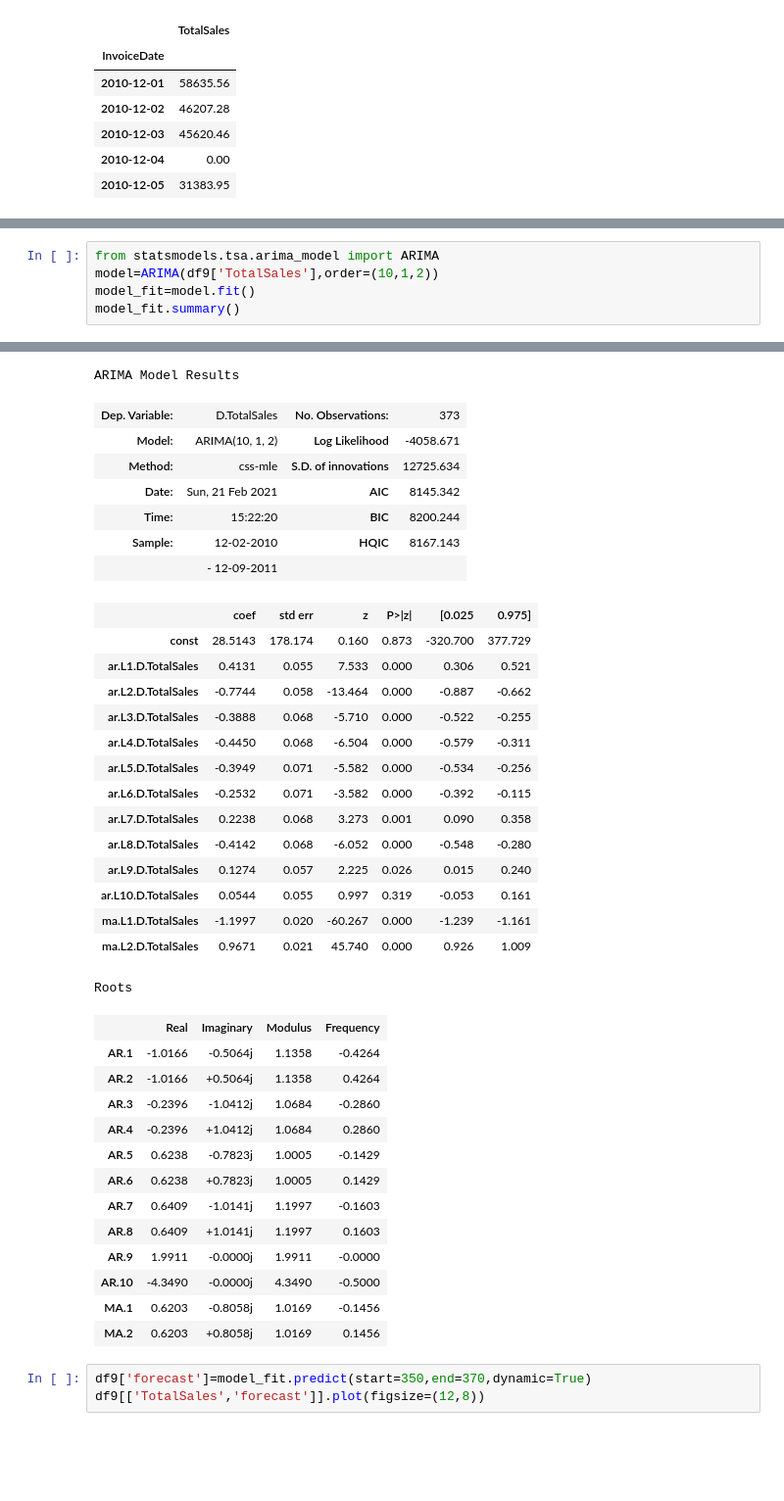
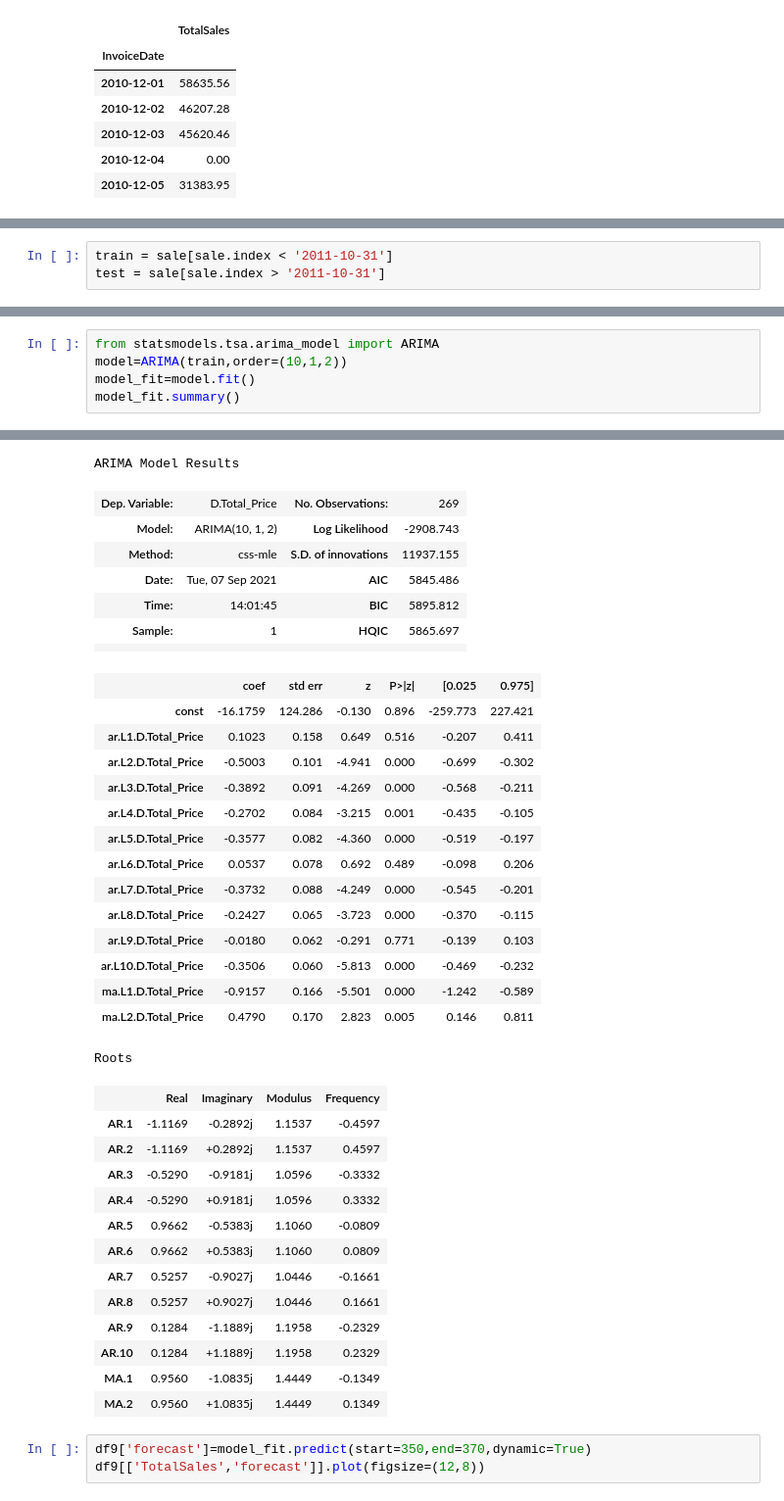
Before and after one commit to batkaw/Online_store, a Jupyter notebook: ARIMA .ipynb, the cells around one changed output, grey strips where cells are left out. Shown at 98% size. Saved outputs shown, nothing was run; the diff lists cells and outputs as text; blank space fills up the shorter version.

```diff
--- a/ARIMA .ipynb
+++ b/ARIMA .ipynb
@@ -219,0 +235,3 @@ ValueError: operands could not be broadcast together with shapes (39,) (7,) (39,
+# %%
+train = sale[sale.index < '2011-10-31']
+test = sale[sale.index > '2011-10-31']
@@ -220,6 +253,6 @@ ValueError: operands could not be broadcast together with shapes (39,) (7,) (39,
 # %%
 from statsmodels.tsa.arima_model import ARIMA
-model=ARIMA(df9['TotalSales'],order=(10,1,2))
+model=ARIMA(train,order=(10,1,2))
 model_fit=model.fit()
 model_fit.summary()
 # %% [output]
@@ -230,39 +263,39 @@ No frequency information was provided, so inferred frequency D will be used.
 ARIMA Model Results
-| Dep. Variable: | D.TotalSales | No. Observations: | 373 |
-| Model: | ARIMA(10, 1, 2) | Log Likelihood | -4058.671 |
-| Method: | css-mle | S.D. of innovations | 12725.634 |
-| Date: | Sun, 21 Feb 2021 | AIC | 8145.342 |
-| Time: | 15:22:20 | BIC | 8200.244 |
-| Sample: | 12-02-2010 | HQIC | 8167.143 |
-|  | - 12-09-2011 |  |  |
+| Dep. Variable: | D.Total_Price | No. Observations: | 269 |
+| Model: | ARIMA(10, 1, 2) | Log Likelihood | -2908.743 |
+| Method: | css-mle | S.D. of innovations | 11937.155 |
+| Date: | Tue, 07 Sep 2021 | AIC | 5845.486 |
+| Time: | 14:01:45 | BIC | 5895.812 |
+| Sample: | 1 | HQIC | 5865.697 |
+|  |  |  |  |
 |  | coef | std err | z | P>|z| | [0.025 | 0.975] |
-| const | 28.5143 | 178.174 | 0.160 | 0.873 | -320.700 | 377.729 |
-| ar.L1.D.TotalSales | 0.4131 | 0.055 | 7.533 | 0.000 | 0.306 | 0.521 |
-| ar.L2.D.TotalSales | -0.7744 | 0.058 | -13.464 | 0.000 | -0.887 | -0.662 |
-| ar.L3.D.TotalSales | -0.3888 | 0.068 | -5.710 | 0.000 | -0.522 | -0.255 |
-| ar.L4.D.TotalSales | -0.4450 | 0.068 | -6.504 | 0.000 | -0.579 | -0.311 |
-| ar.L5.D.TotalSales | -0.3949 | 0.071 | -5.582 | 0.000 | -0.534 | -0.256 |
-| ar.L6.D.TotalSales | -0.2532 | 0.071 | -3.582 | 0.000 | -0.392 | -0.115 |
-| ar.L7.D.TotalSales | 0.2238 | 0.068 | 3.273 | 0.001 | 0.090 | 0.358 |
-| ar.L8.D.TotalSales | -0.4142 | 0.068 | -6.052 | 0.000 | -0.548 | -0.280 |
-| ar.L9.D.TotalSales | 0.1274 | 0.057 | 2.225 | 0.026 | 0.015 | 0.240 |
-| ar.L10.D.TotalSales | 0.0544 | 0.055 | 0.997 | 0.319 | -0.053 | 0.161 |
-| ma.L1.D.TotalSales | -1.1997 | 0.020 | -60.267 | 0.000 | -1.239 | -1.161 |
-| ma.L2.D.TotalSales | 0.9671 | 0.021 | 45.740 | 0.000 | 0.926 | 1.009 |
+| const | -16.1759 | 124.286 | -0.130 | 0.896 | -259.773 | 227.421 |
+| ar.L1.D.Total_Price | 0.1023 | 0.158 | 0.649 | 0.516 | -0.207 | 0.411 |
+| ar.L2.D.Total_Price | -0.5003 | 0.101 | -4.941 | 0.000 | -0.699 | -0.302 |
+| ar.L3.D.Total_Price | -0.3892 | 0.091 | -4.269 | 0.000 | -0.568 | -0.211 |
+| ar.L4.D.Total_Price | -0.2702 | 0.084 | -3.215 | 0.001 | -0.435 | -0.105 |
+| ar.L5.D.Total_Price | -0.3577 | 0.082 | -4.360 | 0.000 | -0.519 | -0.197 |
+| ar.L6.D.Total_Price | 0.0537 | 0.078 | 0.692 | 0.489 | -0.098 | 0.206 |
+| ar.L7.D.Total_Price | -0.3732 | 0.088 | -4.249 | 0.000 | -0.545 | -0.201 |
+| ar.L8.D.Total_Price | -0.2427 | 0.065 | -3.723 | 0.000 | -0.370 | -0.115 |
+| ar.L9.D.Total_Price | -0.0180 | 0.062 | -0.291 | 0.771 | -0.139 | 0.103 |
+| ar.L10.D.Total_Price | -0.3506 | 0.060 | -5.813 | 0.000 | -0.469 | -0.232 |
+| ma.L1.D.Total_Price | -0.9157 | 0.166 | -5.501 | 0.000 | -1.242 | -0.589 |
+| ma.L2.D.Total_Price | 0.4790 | 0.170 | 2.823 | 0.005 | 0.146 | 0.811 |
 Roots
 |  | Real | Imaginary | Modulus | Frequency |
-| AR.1 | -1.0166 | -0.5064j | 1.1358 | -0.4264 |
-| AR.2 | -1.0166 | +0.5064j | 1.1358 | 0.4264 |
-| AR.3 | -0.2396 | -1.0412j | 1.0684 | -0.2860 |
-| AR.4 | -0.2396 | +1.0412j | 1.0684 | 0.2860 |
-| AR.5 | 0.6238 | -0.7823j | 1.0005 | -0.1429 |
-| AR.6 | 0.6238 | +0.7823j | 1.0005 | 0.1429 |
-| AR.7 | 0.6409 | -1.0141j | 1.1997 | -0.1603 |
-| AR.8 | 0.6409 | +1.0141j | 1.1997 | 0.1603 |
-| AR.9 | 1.9911 | -0.0000j | 1.9911 | -0.0000 |
-| AR.10 | -4.3490 | -0.0000j | 4.3490 | -0.5000 |
-| MA.1 | 0.6203 | -0.8058j | 1.0169 | -0.1456 |
-| MA.2 | 0.6203 | +0.8058j | 1.0169 | 0.1456 |
+| AR.1 | -1.1169 | -0.2892j | 1.1537 | -0.4597 |
+| AR.2 | -1.1169 | +0.2892j | 1.1537 | 0.4597 |
+| AR.3 | -0.5290 | -0.9181j | 1.0596 | -0.3332 |
+| AR.4 | -0.5290 | +0.9181j | 1.0596 | 0.3332 |
+| AR.5 | 0.9662 | -0.5383j | 1.1060 | -0.0809 |
+| AR.6 | 0.9662 | +0.5383j | 1.1060 | 0.0809 |
+| AR.7 | 0.5257 | -0.9027j | 1.0446 | -0.1661 |
+| AR.8 | 0.5257 | +0.9027j | 1.0446 | 0.1661 |
+| AR.9 | 0.1284 | -1.1889j | 1.1958 | -0.2329 |
+| AR.10 | 0.1284 | +1.1889j | 1.1958 | 0.2329 |
+| MA.1 | 0.9560 | -1.0835j | 1.4449 | -0.1349 |
+| MA.2 | 0.9560 | +1.0835j | 1.4449 | 0.1349 |
 # %%
 df9['forecast']=model_fit.predict(start=350,end=370,dynamic=True)
 df9[['TotalSales','forecast']].plot(figsize=(12,8))
```
Also changed, not shown: parts of 26 cells of this notebook.
